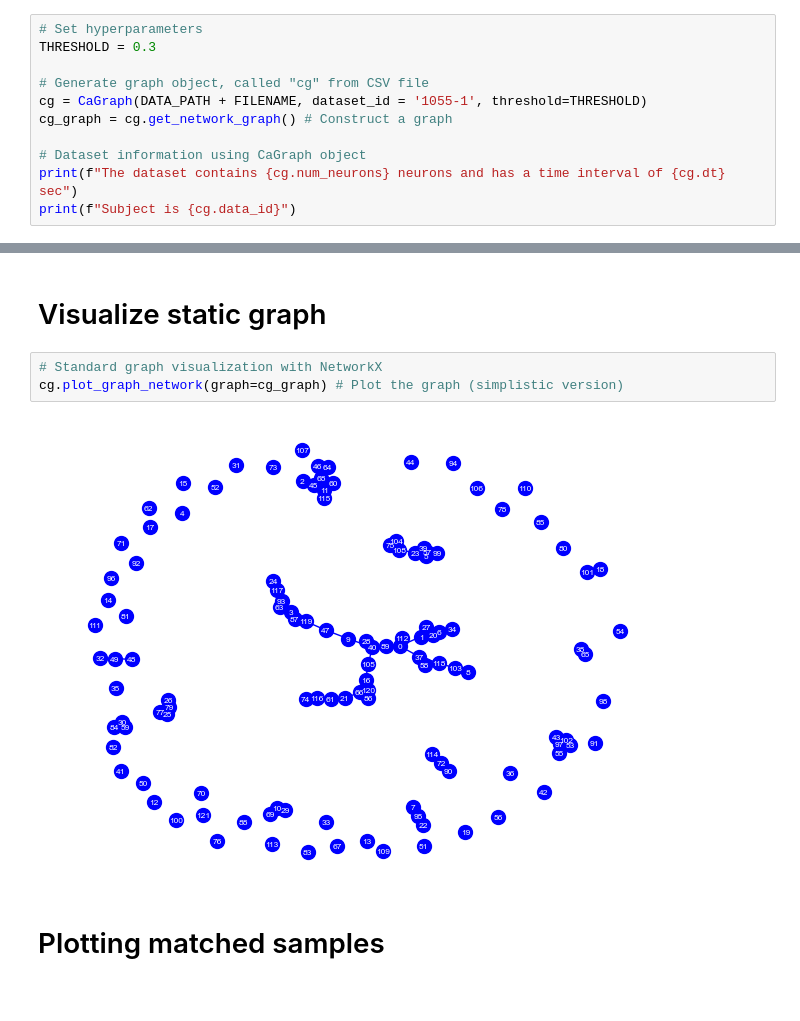
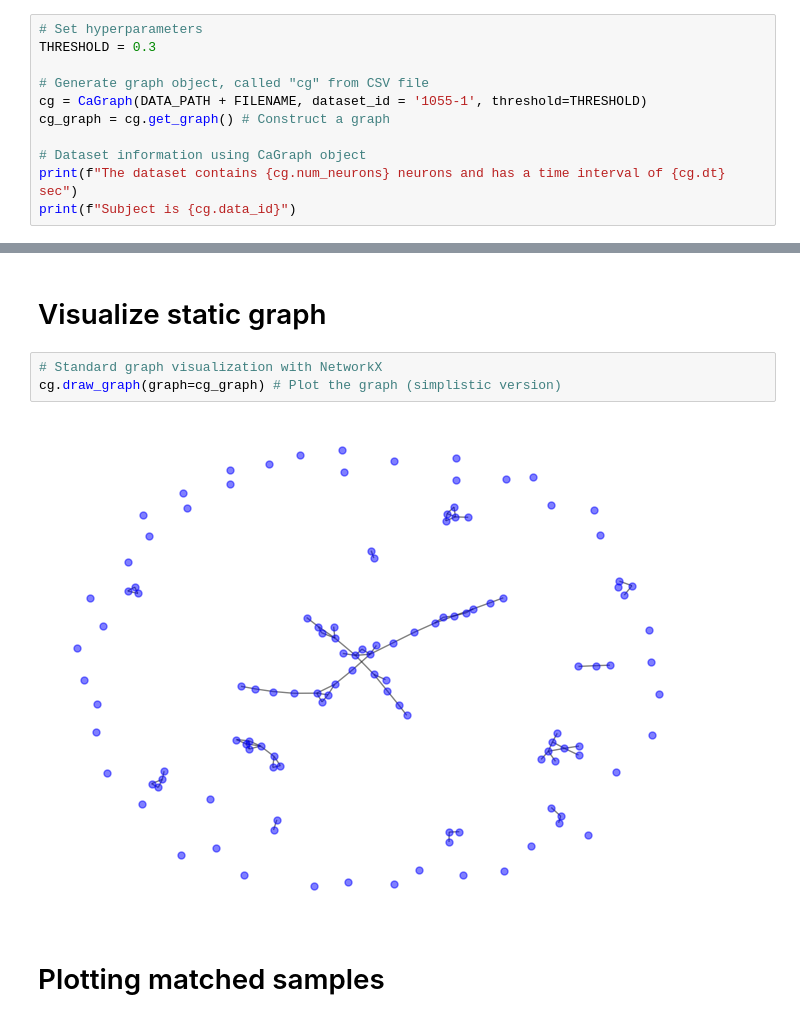
Before and after one commit to vporubsky/CaGraph, a Jupyter notebook: cagraph_tutorial.ipynb, the cells around one changed output, grey strips where cells are left out. Cells and saved outputs as stored; diff of their text form.

```diff
--- a/cagraph_tutorial.ipynb
+++ b/cagraph_tutorial.ipynb
@@ -85,7 +85,7 @@ THRESHOLD = 0.3
 
 # Generate graph object, called "cg" from CSV file
 cg = CaGraph(DATA_PATH + FILENAME, dataset_id = '1055-1', threshold=THRESHOLD)
-cg_graph = cg.get_network_graph() # Construct a graph
+cg_graph = cg.get_graph() # Construct a graph
 
 # Dataset information using CaGraph object
 print(f"The dataset contains {cg.num_neurons} neurons and has a time interval of {cg.dt} sec")
@@ -147,9 +147,9 @@ viz.plot_CDF_compare_two_samples(data_list=[cg_A_cc, cg_B_cc],
 # Visualize static graph <a class="anchor" id="visualize-static-graph"></a>
 # %%
 # Standard graph visualization with NetworkX
-cg.plot_graph_network(graph=cg_graph) # Plot the graph (simplistic version)
+cg.draw_graph(graph=cg_graph) # Plot the graph (simplistic version)
 # %% [output]
-[figure, old version]
+[figure, new version]
 # %% [markdown]
 # Plotting matched samples <a class="anchor" id="plotting_matched_samples"></a>
 # %%
```
Also changed, not shown: parts of 4 cells of this notebook, 3 other files.
